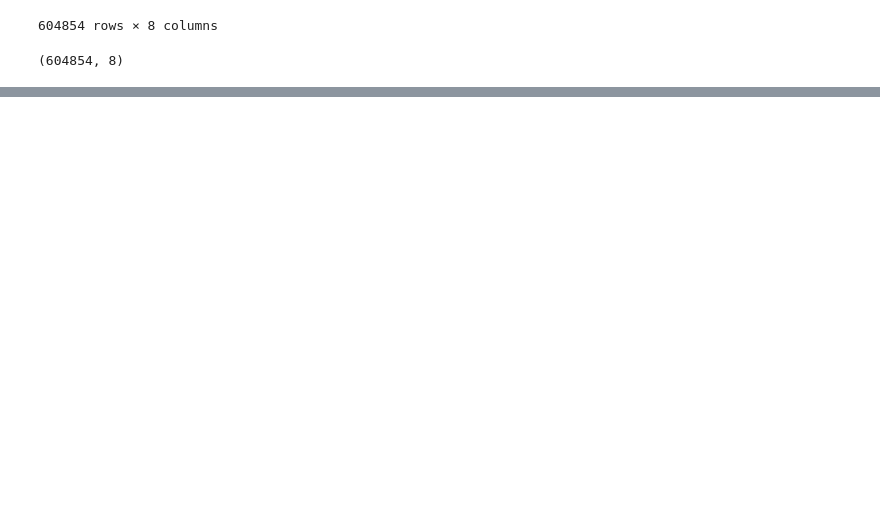
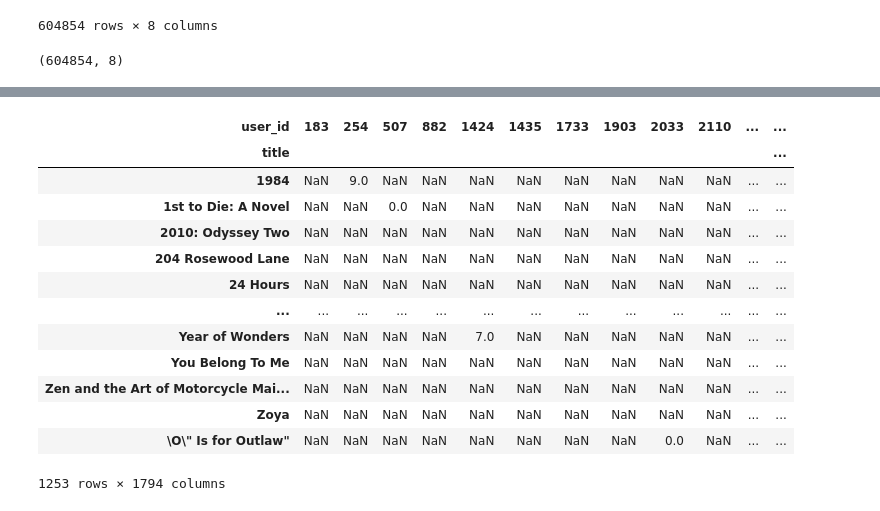
Before and after one commit to sunilbhandari123/Book_Recommendation, a Jupyter notebook: Untitled.ipynb, the cells around one changed output, grey strips where cells are left out. Cells and saved outputs as stored; diff of their text form; code cells hidden in the pictures; blank space fills up the shorter version.

```diff
--- a/Untitled.ipynb
+++ b/Untitled.ipynb
@@ -254,0 +294,2 @@ new_ratings.shape
+# %%
+new_ratings=new_ratings.merge(ratings_with_books,on='title')
@@ -254,0 +305,2 @@ new_ratings.shape
+# %%
+new_final_rating=new_ratings[new_ratings['ratingwith_book']>45]
@@ -254,0 +323,2 @@ new_ratings.shape
+# %%
+new_final_rating.drop_duplicates(['user_id','title'],inplace=True)
@@ -254,0 +341,19 @@ new_ratings.shape
+# %%
+pivot_table=new_final_rating.pivot_table(index='title',columns='user_id',values='ratings')
+# %%
+pivot_table
+# %% [output]
+| user_id | 183 | 254 | 507 | 882 | 1424 | 1435 | 1733 | 1903 | 2033 | 2110 | ... | ... |
+| title |  |  |  |  |  |  |  |  |  |  |  | ... |
+| 1984 | NaN | 9.0 | NaN | NaN | NaN | NaN | NaN | NaN | NaN | NaN | ... | ... |
+| 1st to Die: A Novel | NaN | NaN | 0.0 | NaN | NaN | NaN | NaN | NaN | NaN | NaN | ... | ... |
+| 2010: Odyssey Two | NaN | NaN | NaN | NaN | NaN | NaN | NaN | NaN | NaN | NaN | ... | ... |
+| 204 Rosewood Lane | NaN | NaN | NaN | NaN | NaN | NaN | NaN | NaN | NaN | NaN | ... | ... |
+| 24 Hours | NaN | NaN | NaN | NaN | NaN | NaN | NaN | NaN | NaN | NaN | ... | ... |
+| ... | ... | ... | ... | ... | ... | ... | ... | ... | ... | ... | ... | ... |
+| Year of Wonders | NaN | NaN | NaN | NaN | 7.0 | NaN | NaN | NaN | NaN | NaN | ... | ... |
+| You Belong To Me | NaN | NaN | NaN | NaN | NaN | NaN | NaN | NaN | NaN | NaN | ... | ... |
+| Zen and the Art of Motorcycle Mai... | NaN | NaN | NaN | NaN | NaN | NaN | NaN | NaN | NaN | NaN | ... | ... |
+| Zoya | NaN | NaN | NaN | NaN | NaN | NaN | NaN | NaN | NaN | NaN | ... | ... |
+| \O\" Is for Outlaw" | NaN | NaN | NaN | NaN | NaN | NaN | NaN | NaN | 0.0 | NaN | ... | ... |
+1253 rows × 1794 columns
```
Also changed, not shown: parts of 19 cells of this notebook.
